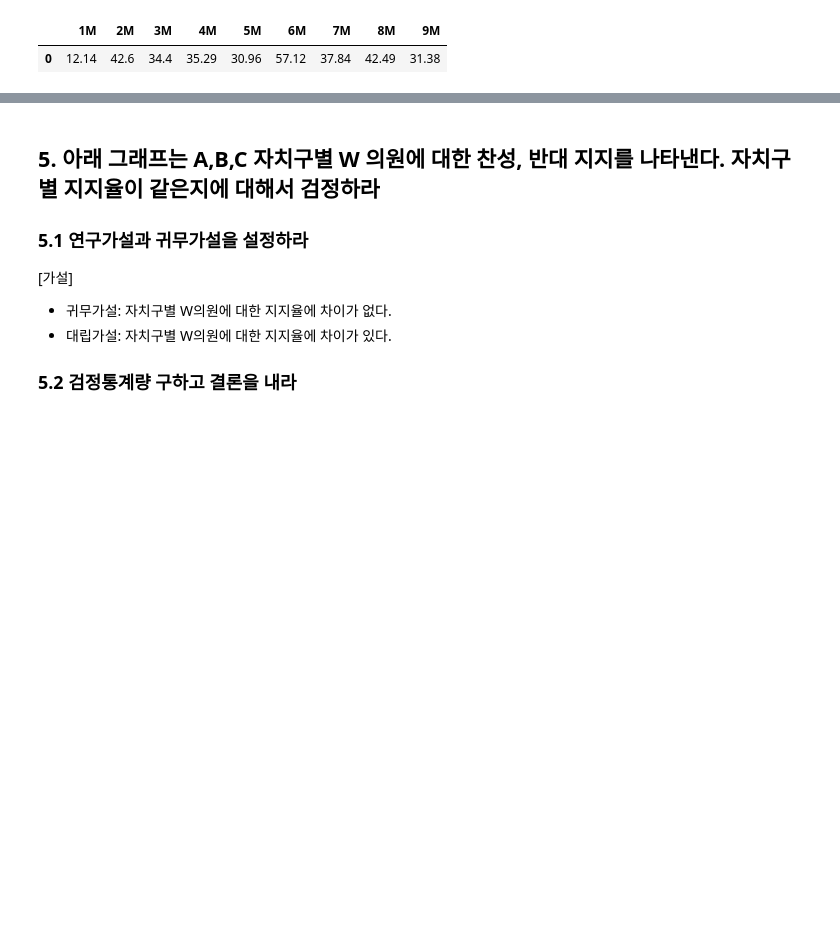
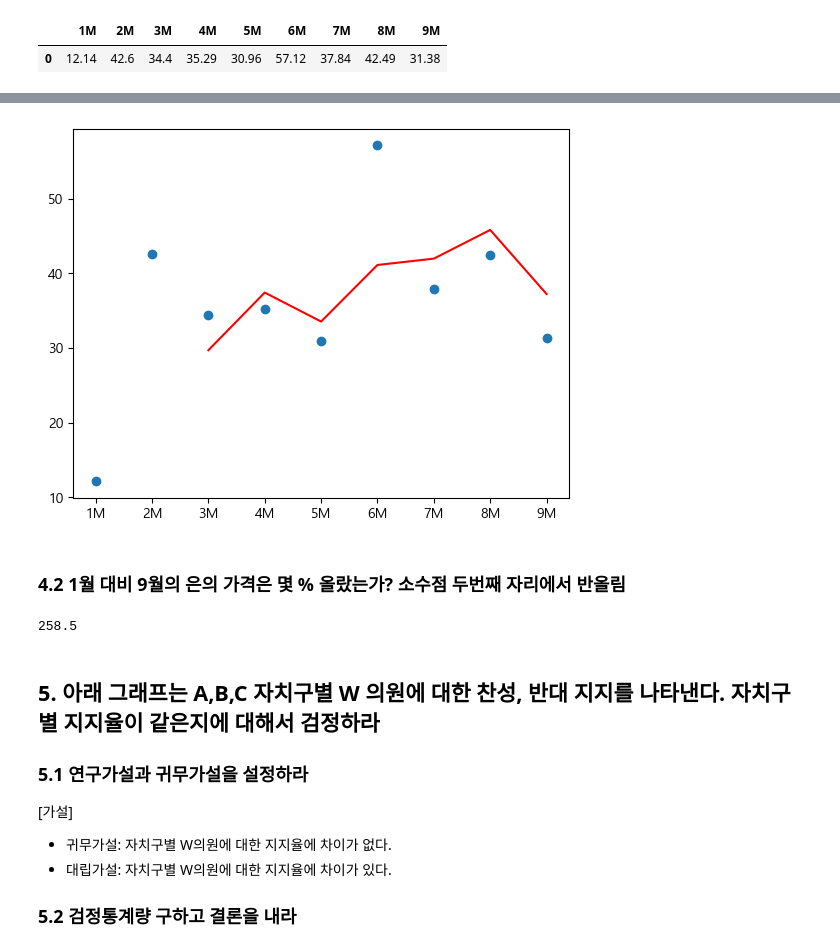
Before and after one commit to Park-Young-Bin/ADP_code, a Jupyter notebook: 26회 기출.ipynb, the cells around one changed output, grey strips where cells are left out. Saved outputs shown, nothing was run; the diff lists cells and outputs as text; code cells hidden in the pictures; blank space fills up the shorter version.

```diff
--- a/26회 기출.ipynb
+++ b/26회 기출.ipynb
@@ -400,7 +398,16 @@ calculate_sample_size(0.9, 1.96, 0.05)
 # %%
 import pandas as pd
+import matplotlib.pyplot as plt
+import seaborn as sns
+plt.rc('font', family='Malgun Gothic')
+plt.rcParams['axes.unicode_minus']=False
 df = pd.read_csv('https://raw.githubusercontent.com/ADPclass/ADP_book_ver01/main/data/26_problem4.csv')
 df.head()
 # %% [output]
 |  | 1M | 2M | 3M | 4M | 5M | 6M | 7M | 8M | 9M |
 | 0 | 12.14 | 42.6 | 34.4 | 35.29 | 30.96 | 57.12 | 37.84 | 42.49 | 31.38 |
+# %%
+# 파생변수를 추가하기 위한 행열 전치
+ma_data = df.transpose()
+ma_data.columns = ['month_price']
+ma_data
@@ -406,0 +425,4 @@ df.head()
+# %%
+# 파생 변수 추가
+ma_data['ma_3'] = ma_data['month_price'].rolling(window=3).mean()
+ma_data
@@ -407,3 +440,14 @@ df.head()
+# %%
+plt.scatter(x=ma_data.index, y=ma_data['month_price'])
+plt.plot(ma_data.index[2:], ma_data['ma_3'][2:], c='red');
+# %% [output]
+[figure, added]
+# %% [markdown]
+### 4.2 1월 대비 9월의 은의 가격은 몇 % 올랐는가? 소수점 두번째 자리에서 반올림
+# %%
+round(ma_data['month_price'][-1] / ma_data['month_price'][0] * 100, 1)
+# %% [output]
+258.5
 # %% [markdown]
 ## 5. 아래 그래프는 A,B,C 자치구별 W 의원에 대한 찬성, 반대 지지를 나타낸다. 자치구별 지지율이 같은지에 대해서 검정하라
 
```
Also changed, not shown: parts of 9 cells of this notebook.
